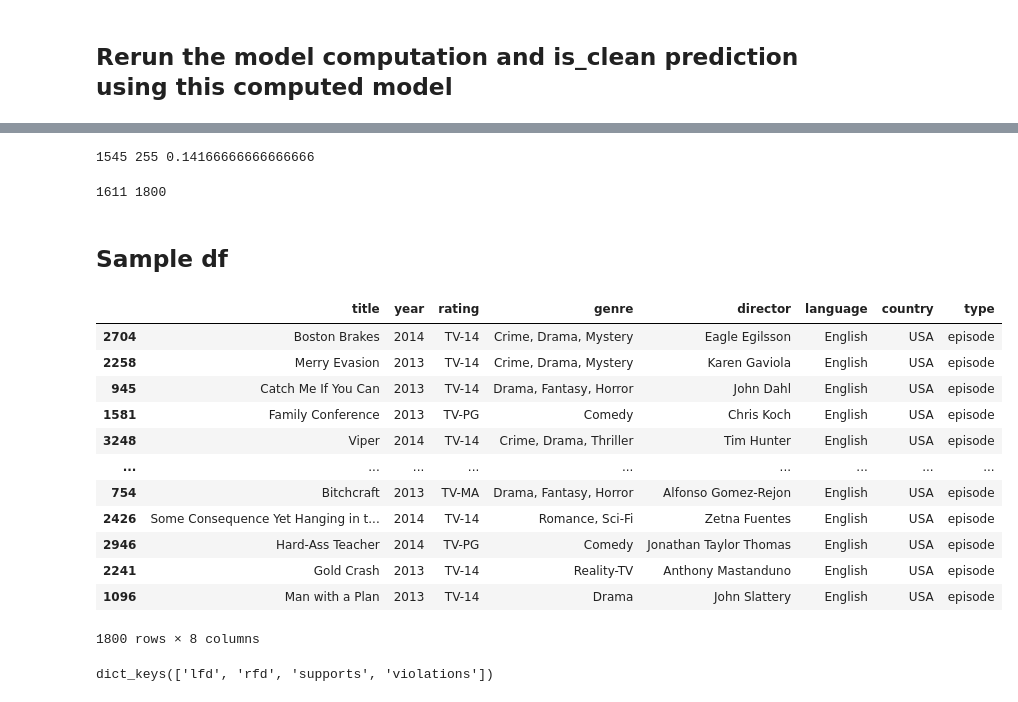
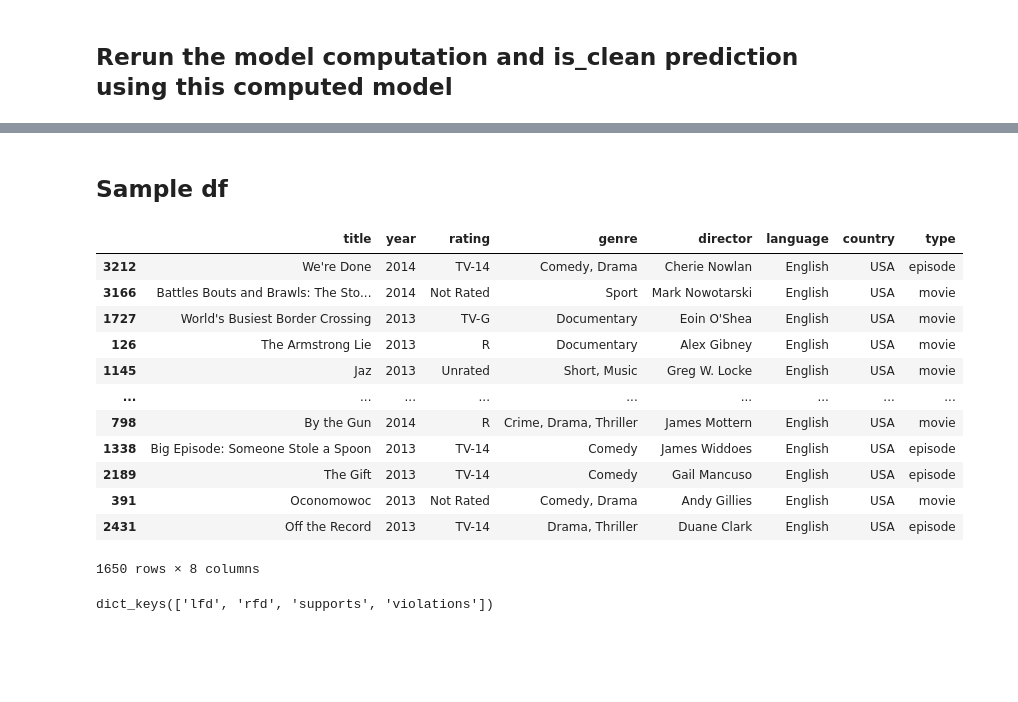
Before and after one commit to rajeshshrestha/exploratory-training-simulation, a Jupyter notebook: preprocess_data.ipynb, the cells around one changed output, grey strips where cells are left out. Saved outputs shown, nothing was run; the diff lists cells and outputs as text; code cells hidden in the pictures; blank space fills up the shorter version.

```diff
--- a/preprocess_data.ipynb
+++ b/preprocess_data.ipynb
@@ -274,7 +240,7 @@ clean_indices = set()
 dirty_indices = set()
 
 clean_max_num = 1500
-dirty_sample_percentage = 0.2
+dirty_sample_percentage = 0.1
 
 data_indices = new_scenarios_dict['omdb']['data_indices']
 
@@ -293,7 +259,7 @@ for idx in data_indices:
     else:
         dirty_indices.add(idx)
 else:
-    pprint(conditional_clean_probability_dict)
+    # pprint(conditional_clean_probability_dict)
     print(len(clean_indices), len(dirty_indices))
 
 clean_sample_idxs = np.random.choice(list(clean_indices), min(len(clean_indices), clean_max_num), replace=False)
@@ -362,32 +349,2 @@ pprint(new_model)
-# %%
-new_conditional_clean_probability_dict = dict()
-new_clean_indices = set()
-new_dirty_indices = set()
-
-
-top_10_fds = dict(sorted(new_model.items(), key=itemgetter(1), reverse=True)[:10])
-
-for idx in sampled_data_indices:
-    new_conditional_clean_probability_dict[idx] = {'hypothesis':dict()}
-    for fd, model_probab in top_10_fds.items():
-        new_conditional_clean_probability_dict[idx]['hypothesis'][fd] = get_conditional_clean_prob(idx, fd, model_probab=model_probab, valid_indices=sampled_data_indices)
-    new_conditional_clean_probability_dict[idx]['average'] = np.mean(list(new_conditional_clean_probability_dict[idx]['hypothesis'].values()))
-    is_idx_clean = new_conditional_clean_probability_dict[idx]['average']>=0.5
-    new_conditional_clean_probability_dict[idx]['is_clean'] = is_idx_clean
-
-    if is_idx_clean:
-        new_clean_indices.add(idx)
-    else:
-        new_dirty_indices.add(idx)
-
-else:
-    # pprint(new_conditional_clean_probability_dict)
-    print(len(new_clean_indices), len(new_dirty_indices), len(new_dirty_indices)/len(new_clean_indices.union(new_dirty_indices)))
-# %% [output]
-1545 255 0.14166666666666666
-# %%
-print(len(clean_indices.intersection(new_clean_indices))+len(dirty_indices.intersection(new_dirty_indices)), len(sampled_data_indices))
-# %% [output]
-1611 1800
 # %% [markdown]
 ## Sample df
@@ -397,24 +362,24 @@ model_dict['omdb']['predictions'] =  dict((idx, True) if idx in new_clean_indice
 with open("./trainer_model.json", 'w') as fp:
     json.dump(model_dict, fp)
 # %%
-sampled_df = raw_df.loc[list(sampled_data_indices)]
+sampled_df = raw_df.loc[list(new_data_indices)]
 # sampled_df['is_clean'] = sampled_df.index.map(lambda x: model_dict['omdb']['predictions'][x])
 # del sampled_df['is_clean']
 sampled_df
 # %% [output]
 |  | title | year | rating | genre | director | language | country | type |
-| 2704 | Boston Brakes | 2014 | TV-14 | Crime, Drama, Mystery | Eagle Egilsson | English | USA | episode |
-| 2258 | Merry Evasion | 2013 | TV-14 | Crime, Drama, Mystery | Karen Gaviola | English | USA | episode |
-| 945 | Catch Me If You Can | 2013 | TV-14 | Drama, Fantasy, Horror | John Dahl | English | USA | episode |
-| 1581 | Family Conference | 2013 | TV-PG | Comedy | Chris Koch | English | USA | episode |
-| 3248 | Viper | 2014 | TV-14 | Crime, Drama, Thriller | Tim Hunter | English | USA | episode |
+| 3212 | We're Done | 2014 | TV-14 | Comedy, Drama | Cherie Nowlan | English | USA | episode |
+| 3166 | Battles Bouts and Brawls: The Sto... | 2014 | Not Rated | Sport | Mark Nowotarski | English | USA | movie |
+| 1727 | World's Busiest Border Crossing | 2013 | TV-G | Documentary | Eoin O'Shea | English | USA | movie |
+| 126 | The Armstrong Lie | 2013 | R | Documentary | Alex Gibney | English | USA | movie |
+| 1145 | Jaz | 2013 | Unrated | Short, Music | Greg W. Locke | English | USA | movie |
 | ... | ... | ... | ... | ... | ... | ... | ... | ... |
-| 754 | Bitchcraft | 2013 | TV-MA | Drama, Fantasy, Horror | Alfonso Gomez-Rejon | English | USA | episode |
-| 2426 | Some Consequence Yet Hanging in t... | 2014 | TV-14 | Romance, Sci-Fi | Zetna Fuentes | English | USA | episode |
-| 2946 | Hard-Ass Teacher | 2014 | TV-PG | Comedy | Jonathan Taylor Thomas | English | USA | episode |
-| 2241 | Gold Crash | 2013 | TV-14 | Reality-TV | Anthony Mastanduno | English | USA | episode |
-| 1096 | Man with a Plan | 2013 | TV-14 | Drama | John Slattery | English | USA | episode |
+| 798 | By the Gun | 2014 | R | Crime, Drama, Thriller | James Mottern | English | USA | movie |
+| 1338 | Big Episode: Someone Stole a Spoon | 2013 | TV-14 | Comedy | James Widdoes | English | USA | episode |
+| 2189 | The Gift | 2013 | TV-14 | Comedy | Gail Mancuso | English | USA | episode |
+| 391 | Oconomowoc | 2013 | Not Rated | Comedy, Drama | Andy Gillies | English | USA | movie |
+| 2431 | Off the Record | 2013 | TV-14 | Drama, Thriller | Duane Clark | English | USA | episode |
-1800 rows × 8 columns
+1650 rows × 8 columns
 # %%
 os.makedirs("./data/processed-data", exist_ok=True)
 sampled_df.to_csv("./data/processed-data/omdb-sampled.csv")
```
Also changed, not shown: parts of 11 cells of this notebook, 6 other files.
